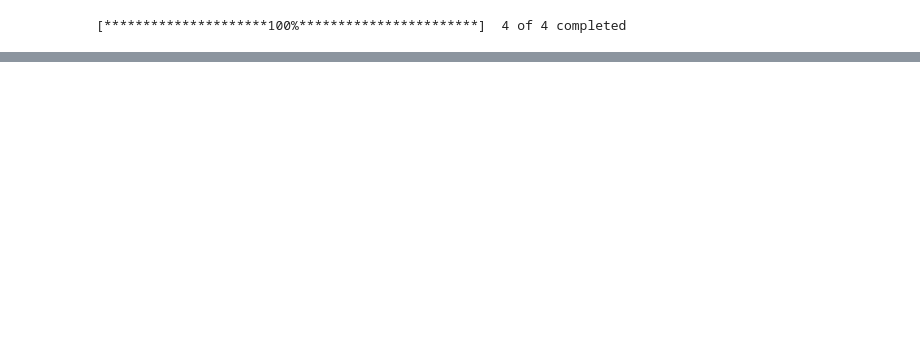
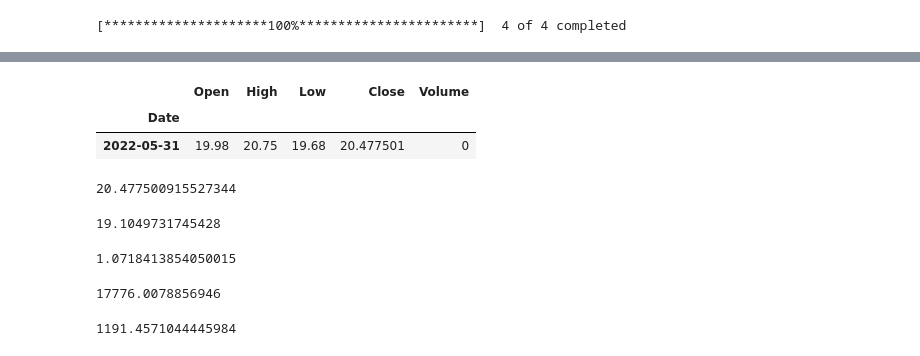
Before and after one commit to rachitdev/NIFTY50Pred, a Jupyter notebook: NIFTY 50 Predictions Using LSTM.ipynb, the cells around one changed output, grey strips where cells are left out. Cells and saved outputs as stored; diff of their text form; code cells hidden in the pictures; blank space fills up the shorter version.

```diff
--- a/NIFTY 50 Predictions Using LSTM.ipynb
+++ b/NIFTY 50 Predictions Using LSTM.ipynb
@@ -16,0 +17,5 @@ datetime.date(2022, 5, 20)
+# %%
+# 1 year back date
+from datetime import timedelta
+yrback = today - timedelta(days = 365)
+yrback
@@ -16,0 +29,3 @@ datetime.date(2022, 5, 20)
+# %%
+vix = yfinance.download (tickers = "^INDIAVIX", start = yrback, end = today,
+                              interval = "1d", group_by = 'ticker', auto_adjust = True, treads = True)
@@ -186,0 +204,33 @@ nifty_pred
+# %%
+vix.head()
+# %% [output]
+|  | Open | High | Low | Close | Volume |
+| Date |  |  |  |  |  |
+| 2022-05-31 | 19.98 | 20.75 | 19.68 | 20.477501 | 0 |
+# %%
+import math
+daily_vix = vix.Close.iat[0]
+daily_vix
+# %% [output]
+20.477500915527344
+# %%
+daily_factor = math.sqrt(365)
+daily_factor
+# %% [output]
+19.1049731745428
+# %%
+volatility = daily_vix/daily_factor
+volatility
+# %% [output]
+1.0718413854050015
+# %%
+# Complete spread for today
+upper_limit = nifty_pred['NIFTY-50 PRED'].iat[0]*volatility
+upper_limit
+# %% [output]
+17776.0078856946
+# %%
+ret = upper_limit - nifty_pred['NIFTY-50 PRED'].iat[0]
+ret
+# %% [output]
+1191.4571044445984
```
Also changed, not shown: parts of 10 cells of this notebook, 2 other files.
